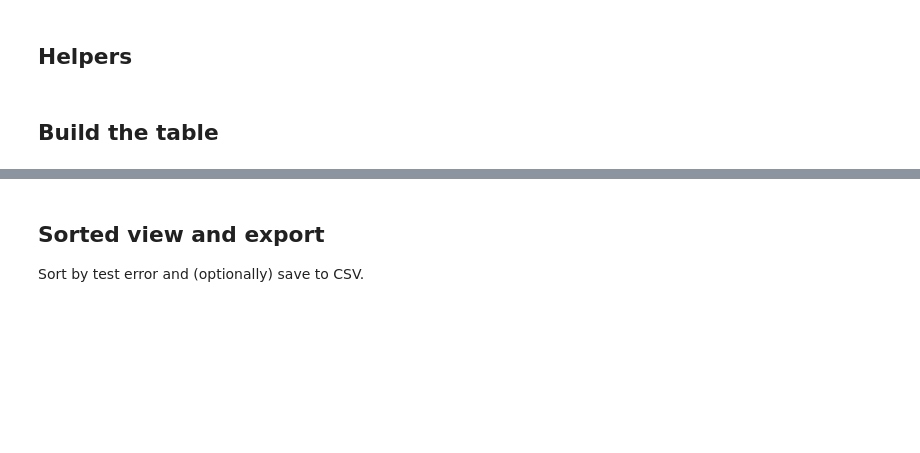
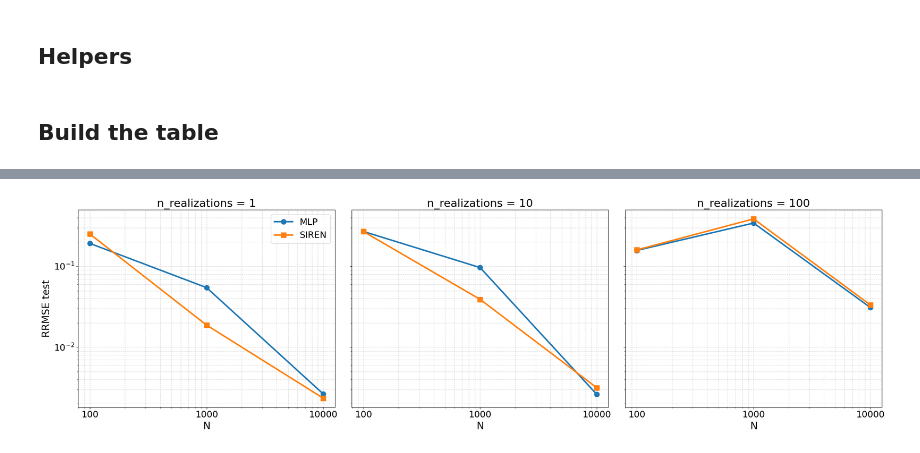
Before and after one commit to Riccardo-Rota/JAX_Hypernetworks, a Jupyter notebook: notebooks/results_table.ipynb, the cells around one changed output, grey strips where cells are left out. Saved outputs shown, nothing was run; the diff lists cells and outputs as text; code cells hidden in the pictures; blank space fills up the shorter version.

Commit message:
plots notebook

```diff
--- a/notebooks/results_table.ipynb
+++ b/notebooks/results_table.ipynb
@@ -32,7 +13,7 @@ recursively for every `run_data.json` (Hydra nests runs as `runs_<problem>/<date
 Alternatively, list explicit run folders in `RUN_FOLDERS` (this takes precedence).
 # %%
 # Directory searched recursively for runs (each run = folder with .hydra/ and run_data.json).
-RESULTS_ROOT = Path("../results")
+RESULTS_ROOT = Path("/home/riccardorota/PACS/PACSproject/results/runs_toy/2026-06-11")
 
 # Optional: explicit list of run folders. If non-empty, RESULTS_ROOT is ignored.
 RUN_FOLDERS = []
@@ -156,4 +155,0 @@ df
-# %% [markdown]
-## Sorted view and export
-
-Sort by test error and (optionally) save to CSV.
@@ -164,0 +156,48 @@ df_sorted
+# %%
+plt.rcParams.update({
+    'font.size': 18,
+    'axes.labelsize': 20,
+    'axes.titlesize': 22,
+    'legend.fontsize': 18
+})
+
+# Dynamically extract the unique n_realizations from your dataframe and sort them
+realizations = sorted(df['n_realizations'].unique())
+
+# Create 1x3 subplot grid with a shared Y-axis (adjust columns based on unique realizations)
+fig, axes = plt.subplots(1, len(realizations), figsize=(24, 7), sharey=True)
+
+for ax, n_real in zip(axes, realizations):
+    # Filter data for the current n_realizations value
+    subset = df[df['n_realizations'] == n_real]
+
+    # Extract and sort data for MLP and Siren to ensure lines plot correctly
+    mlp_data = subset[subset['target_type'] == 'MLP'].sort_values('N')
+    siren_data = subset[subset['target_type'] == 'Siren'].sort_values('N')
+
+    # Plot lines with thicker widths and larger markers
+    ax.loglog(mlp_data['N'], mlp_data['RRMSE_test'], marker='o', linewidth=3, markersize=10, label='MLP', color='#1f77b4')
+    ax.loglog(siren_data['N'], siren_data['RRMSE_test'], marker='s', linewidth=3, markersize=10, label='SIREN', color='#ff7f0e')
+
+    ax.set_title(f'n_realizations = {n_real}')
+    ax.set_xlabel('N')
+
+    # Apply log scale to evenly distribute N=100, 1000, 10000
+    ax.set_xscale('log')
+    ax.set_xticks([100, 1000, 10000])
+    ax.get_xaxis().set_major_formatter(plt.ScalarFormatter()) # Prevents scientific notation (10^2)
+
+    ax.grid(True, which="both", ls="--", alpha=0.5)
+
+    # Only add the Y-label and legend to the first (left-most) plot to reduce clutter
+    if n_real == realizations[0]:
+        ax.set_ylabel('RRMSE test')
+        ax.legend()
+
+plt.tight_layout()
+
+# Save the figure for your report
+plt.savefig('RRMSE_comparison_plots.png', dpi=300, bbox_inches='tight')
+plt.show()
+# %% [output]
+[figure, added]
```
Also changed, not shown: parts of 5 cells of this notebook, 2 other files.
